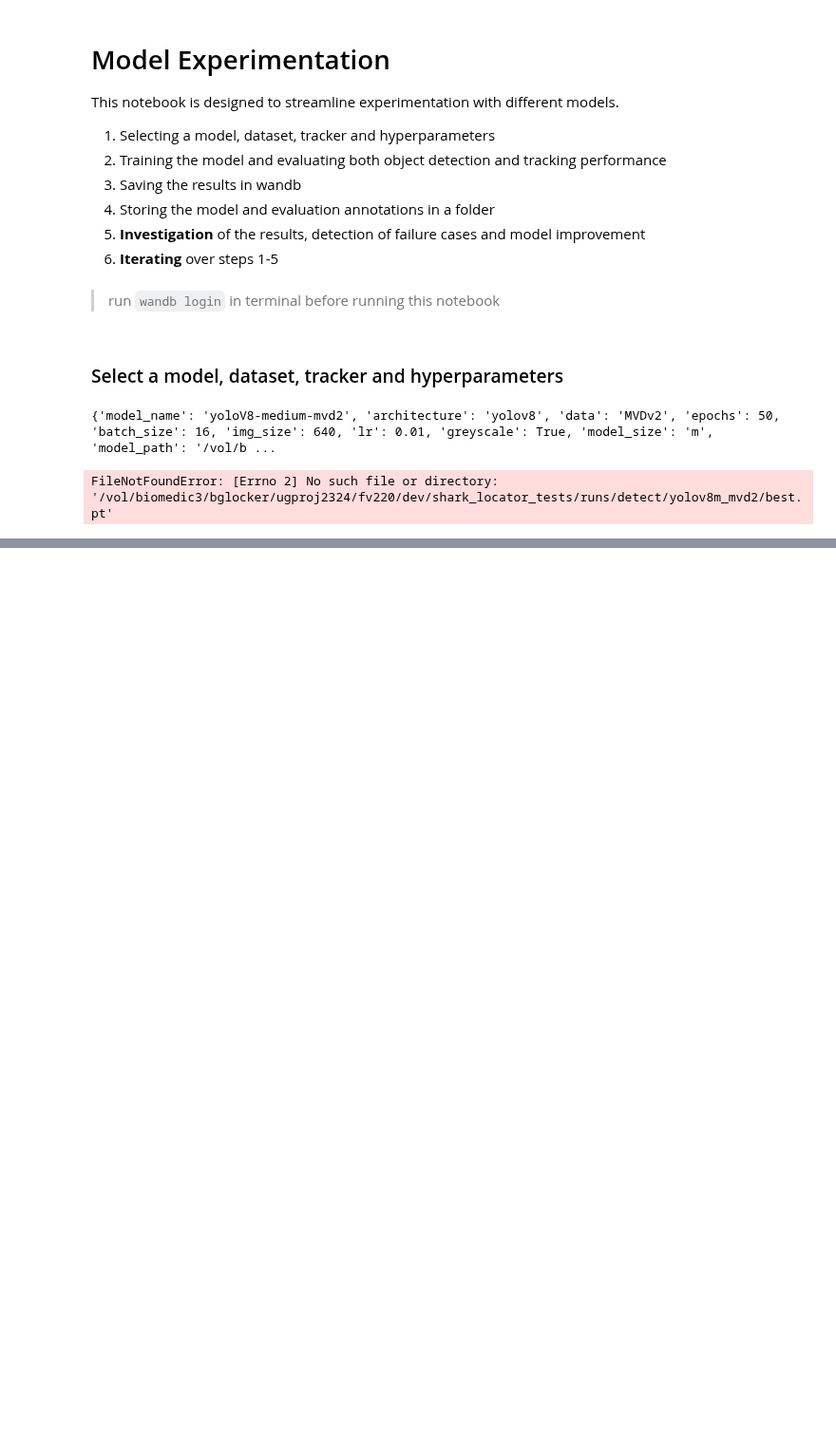
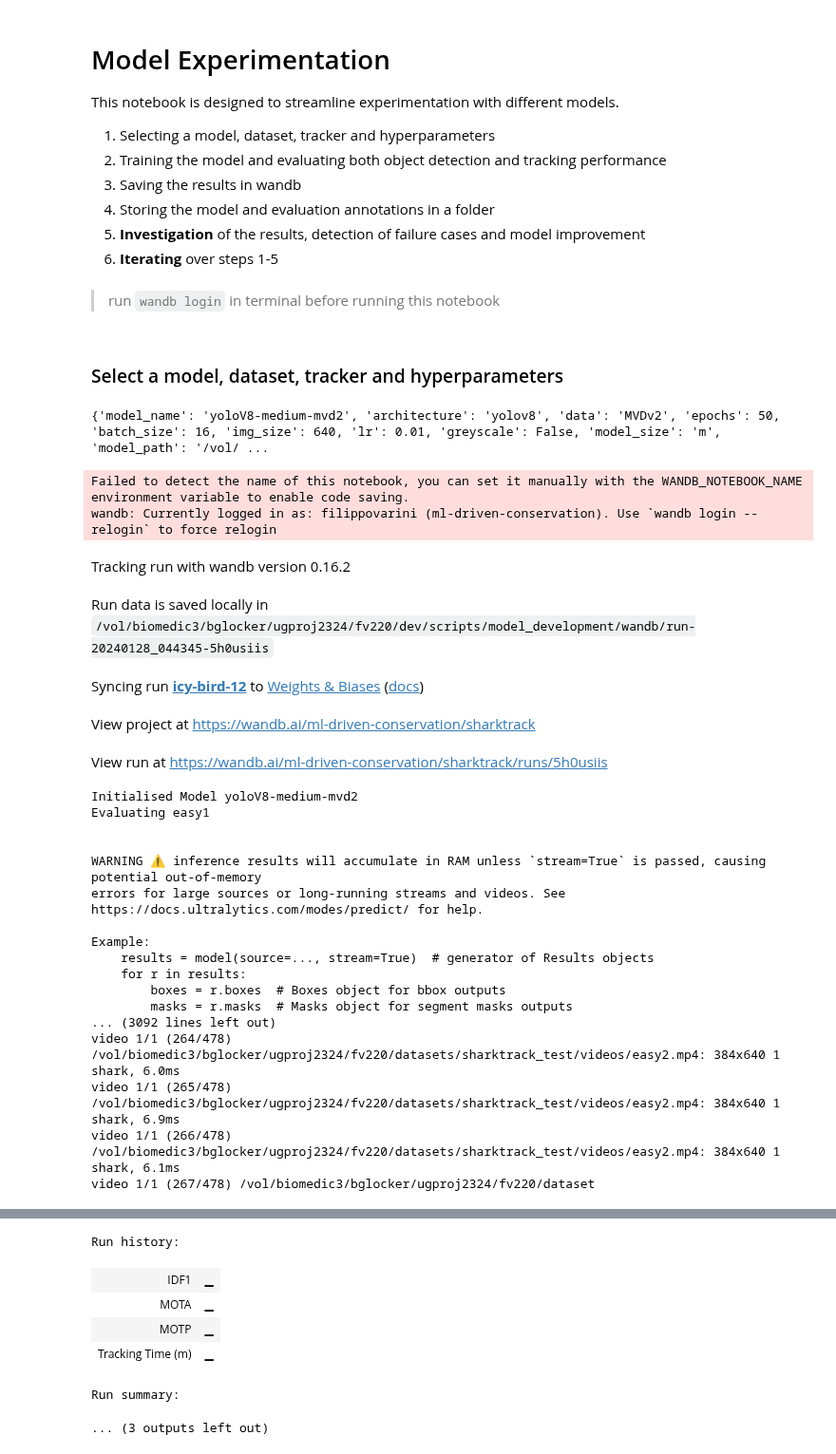
Before and after one commit to filippovarini/SharkTrack-Dev, a Jupyter notebook: model_development/experiment.ipynb, the cells around one changed output, grey strips where cells are left out. Shown at 95% size. Drawn from its saved outputs; the diff is of its cells as text; code cells hidden in the pictures; blank space fills up the shorter version.

Commit message:
evaluate pretrained model

```diff
--- a/model_development/experiment.ipynb
+++ b/model_development/experiment.ipynb
@@ -26,8 +26,8 @@ trackers = {
 }
 dataset_mapping = {} # map dataset name to dataset class
 # %%
-required_train_params = ["architecture", "data", "epochs", "batch_size", "img_size", "lr", "greyscale", "model_size", "model_path"]
-required_eval_params = ["conf_treshold", "eval_data", "iou_association_threshold", "tracker"]
+required_train_params = ["architecture", "data", "epochs", "batch_size", "img_size", "lr", "greyscale", "model_size", "model_path", "annotation_path"]
+required_eval_params = ["conf_threshold", "eval_data", "iou_association_threshold", "tracker"]
 dynamic = ["pretrained", "annotation_path"]
 
 def construct_hyperparameters(model_name, **kwargs):
@@ -69,7 +69,7 @@ def construct_hyperparameters(model_name, **kwargs):
   return hyperparameters
 # %%
 def model_experimentation(hyperparameters):
-  # run = wandb.init(project="SharkTrack", config=hyperparameters)
+  run = wandb.init(project="SharkTrack", config=hyperparameters)
 
   try:
     # dataset_name = hyperparameters['dataset_name']
@@ -78,28 +78,21 @@ def model_experimentation(hyperparameters):
     model = architectures[hyperparameters['architecture']](hyperparameters, tracker)
     # dataset = dataset_mapping[dataset_name]
 
-    # # model.fit(dataset)
-    mota, motp, idf1 =  model.evaluate()
+    if not hyperparameters['pretrained']:
+      model.train()
+      # update json when training
 
-    # wandb.log({"MOTA": mota, "MOTP": motp, "IDF1": idf1})
+    mota, motp, idf1, track_time, device =  model.evaluate()
+
+    wandb.log({"MOTA": mota, "MOTP": motp, "IDF1": idf1, "Tracking Time (m)": track_time, "Device": device})
     # TODO: add image as well, test+time and test_device
 
-    # Update trained_models[hyperparameters[model_name]] with new hyperparameters
-    with open("./assets/trained_models.json", "r") as file:
-        trained_models = json.load(file)
-        assert trained_models is not None
-        trained_models[hyperparameters['model_name']] = hyperparameters
-        trained_models['annotation_path'] = hyperparameters['annotations_path']
-        with open("./assets/trained_models.json", "w") as file:
-          json.dump(trained_models, file)
-
   finally:
-    pass
-    # run.finish()
+    run.finish()
 # %%
 model_name = "yoloV8-medium-mvd2"
 eval_params = {
-  "conf_treshold": 0.2,
+  "conf_threshold": 0.2,
   "eval_data": "eval1",
   "iou_association_threshold": 0.5,
   "tracker": "botsort"
@@ -110,5 +103,28 @@ print(hyperparameters)
 
 model_experimentation(hyperparameters)
 # %% [output]
-{'model_name': 'yoloV8-medium-mvd2', 'architecture': 'yolov8', 'data': 'MVDv2', 'epochs': 50, 'batch_size': 16, 'img_size': 640, 'lr': 0.01, 'greyscale': True, 'model_size': 'm', 'model_path': '/vol/b ...
+{'model_name': 'yoloV8-medium-mvd2', 'architecture': 'yolov8', 'data': 'MVDv2', 'epochs': 50, 'batch_size': 16, 'img_size': 640, 'lr': 0.01, 'greyscale': False, 'model_size': 'm', 'model_path': '/vol/ ...
-FileNotFoundError: [Errno 2] No such file or directory: '/vol/biomedic3/bglocker/ugproj2324/fv220/dev/shark_locator_tests/runs/detect/yolov8m_mvd2/best.pt'
+Failed to detect the name of this notebook, you can set it manually with the WANDB_NOTEBOOK_NAME environment variable to enable code saving.
+wandb: Currently logged in as: filippovarini (ml-driven-conservation). Use `wandb login --relogin` to force relogin
+Tracking run with wandb version 0.16.2
+Run data is saved locally in /vol/biomedic3/bglocker/ugproj2324/fv220/dev/scripts/model_development/wandb/run-20240128_044345-5h0usiis
+Syncing run icy-bird-12 to Weights & Biases (docs)
+View project at https://wandb.ai/ml-driven-conservation/sharktrack
+View run at https://wandb.ai/ml-driven-conservation/sharktrack/runs/5h0usiis
+Initialised Model yoloV8-medium-mvd2
+Evaluating easy1
+
+
+WARNING ⚠️ inference results will accumulate in RAM unless `stream=True` is passed, causing potential out-of-memory
+errors for large sources or long-running streams and videos. See https://docs.ultralytics.com/modes/predict/ for help.
+
+Example:
+    results = model(source=..., stream=True)  # generator of Results objects
+    for r in results:
+        boxes = r.boxes  # Boxes object for bbox outputs
+        masks = r.masks  # Masks object for segment masks outputs
+... (3092 lines left out)
+video 1/1 (264/478) /vol/biomedic3/bglocker/ugproj2324/fv220/datasets/sharktrack_test/videos/easy2.mp4: 384x640 1 shark, 6.0ms
+video 1/1 (265/478) /vol/biomedic3/bglocker/ugproj2324/fv220/datasets/sharktrack_test/videos/easy2.mp4: 384x640 1 shark, 6.9ms
+video 1/1 (266/478) /vol/biomedic3/bglocker/ugproj2324/fv220/datasets/sharktrack_test/videos/easy2.mp4: 384x640 1 shark, 6.1ms
+video 1/1 (267/478) /vol/biomedic3/bglocker/ugproj2324/fv220/dataset
@@ -114,0 +132,7 @@ FileNotFoundError: [Errno 2] No such file or directory: '/vol/biomedic3/bglocker
+Run history:
+| IDF1 | ▁ |
+| MOTA | ▁ |
+| MOTP | ▁ |
+| Tracking Time (m) | ▁ |
+Run summary:
+... (3 outputs left out)
```
Also changed, not shown: parts of 1 cell of this notebook, 56 other files.
